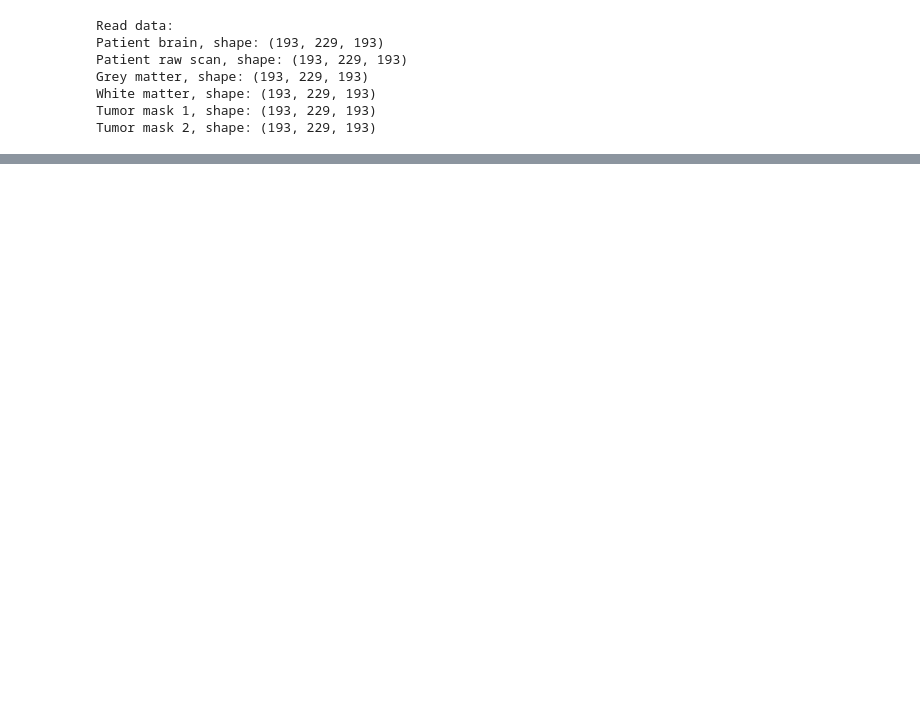
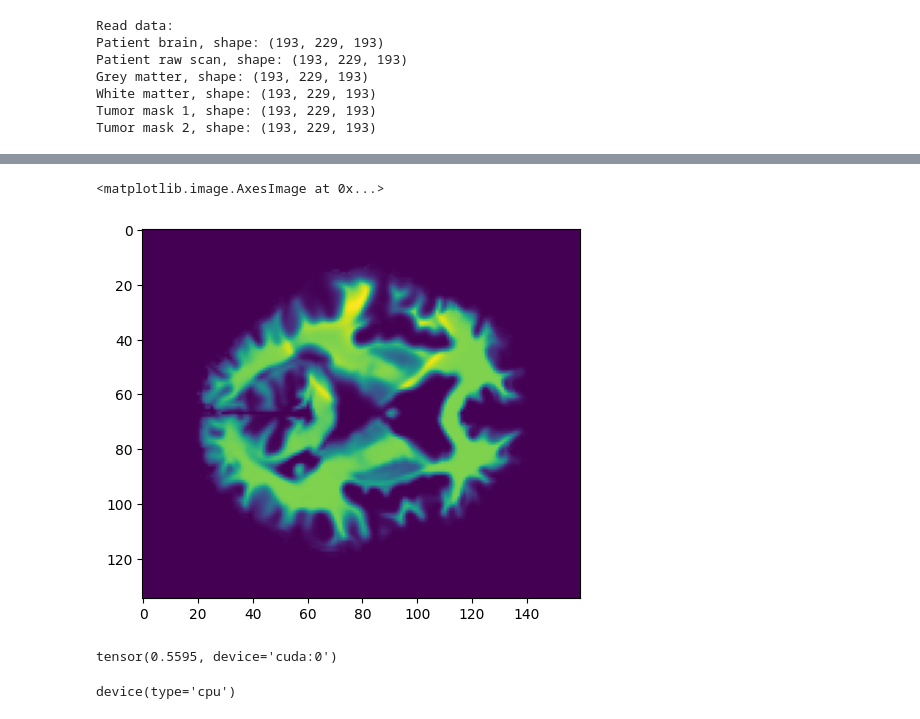
Before and after one commit to mynanshan/TumorPDE, a Jupyter notebook: examples/patient-reconstruct/patient-fd-deform.ipynb, the cells around one changed output, grey strips where cells are left out. Cells and saved outputs as stored; diff of their text form; code cells hidden in the pictures; blank space fills up the shorter version.

```diff
--- a/examples/patient-reconstruct/patient-fd-deform.ipynb
+++ b/examples/patient-reconstruct/patient-fd-deform.ipynb
@@ -157,0 +212,13 @@ _vis_brain_scan(state.tumor_density.detach().cpu().numpy(),
+# %%
+plt.imshow(state.brain_density[1].cpu().numpy()[:,:,60])
+# %% [output]
+<matplotlib.image.AxesImage at 0x...>
+[figure, added]
+# %%
+(pde.matters[0] - state.brain_density[0]).max()
+# %% [output]
+tensor(0.5595, device='cuda:0')
+# %%
+state.tumor_density.device
+# %% [output]
+device(type='cpu')
```
Also changed, not shown: parts of 16 cells of this notebook, 1 other file.
